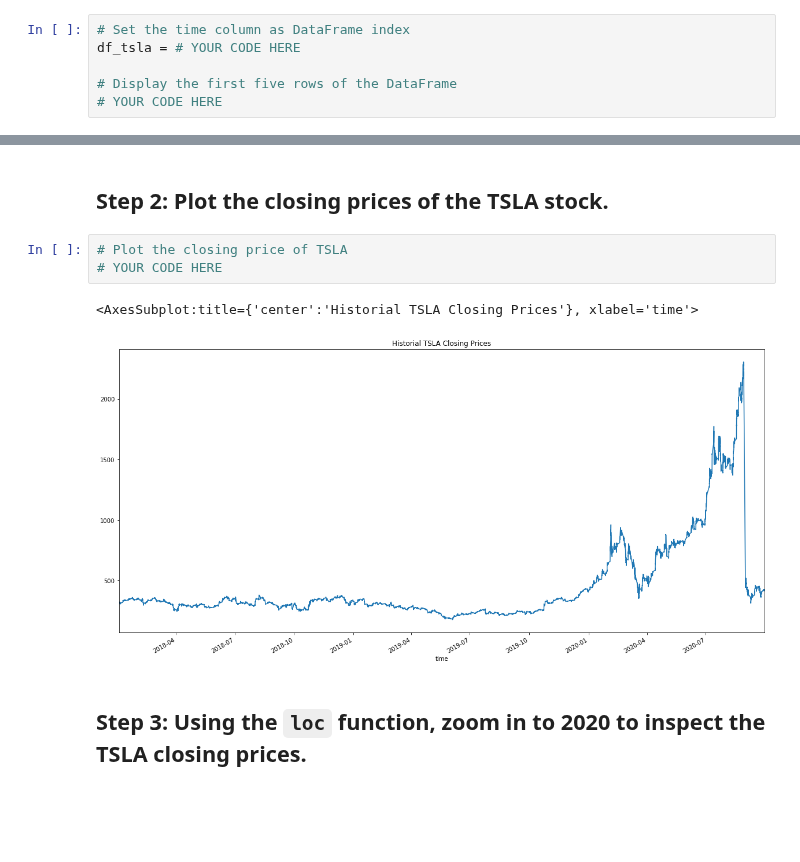
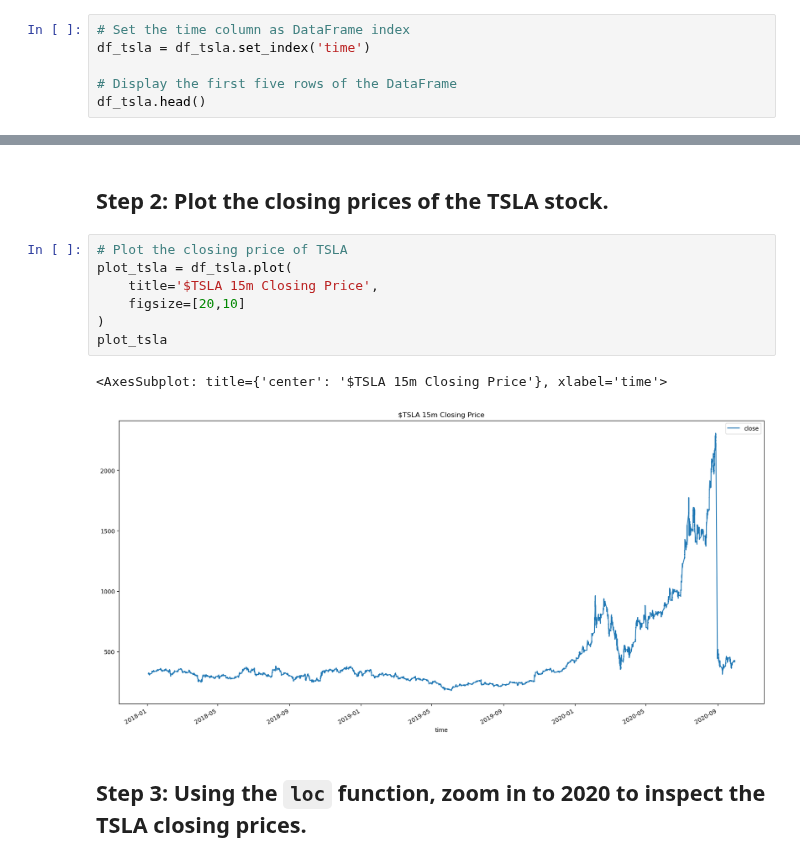
Before and after one commit to juil/fintech-uoftbootcamp, a Jupyter notebook: 11-time-series/class1/Activities/04-Stu_Visualizing_Stock_Data/Unsolved/visualizing-stock-data.ipynb, the cells around one changed output, grey strips where cells are left out. Saved outputs shown, nothing was run; the diff lists cells and outputs as text; blank space fills up the shorter version.

```diff
--- a/11-time-series/class1/Activities/04-Stu_Visualizing_Stock_Data/Unsolved/visualizing-stock-data.ipynb
+++ b/11-time-series/class1/Activities/04-Stu_Visualizing_Stock_Data/Unsolved/visualizing-stock-data.ipynb
@@ -94,10 +99,10 @@ memory usage: 332.6 KB
 ## Step 1: Set the “time” column as the DataFrame index.
 # %%
 # Set the time column as DataFrame index
-df_tsla = # YOUR CODE HERE
+df_tsla = df_tsla.set_index('time')
 
 # Display the first five rows of the DataFrame
-# YOUR CODE HERE
+df_tsla.head()
 # %% [output]
 |  | close |
 | time |  |
@@ -110,9 +115,13 @@ df_tsla = # YOUR CODE HERE
 ## Step 2: Plot the closing prices of the TSLA stock.
 # %%
 # Plot the closing price of TSLA
-# YOUR CODE HERE
+plot_tsla = df_tsla.plot(
+    title='$TSLA 15m Closing Price',
+    figsize=[20,10]
+)
+plot_tsla
 # %% [output]
-<AxesSubplot:title={'center':'Historial TSLA Closing Prices'}, xlabel='time'>
+<AxesSubplot: title={'center': '$TSLA 15m Closing Price'}, xlabel='time'>
-[figure, old version]
+[figure, new version]
 # %% [markdown]
 ## Step 3: Using the `loc` function, zoom in to 2020 to inspect the TSLA closing prices.
```
Also changed, not shown: parts of 8 cells of this notebook.
